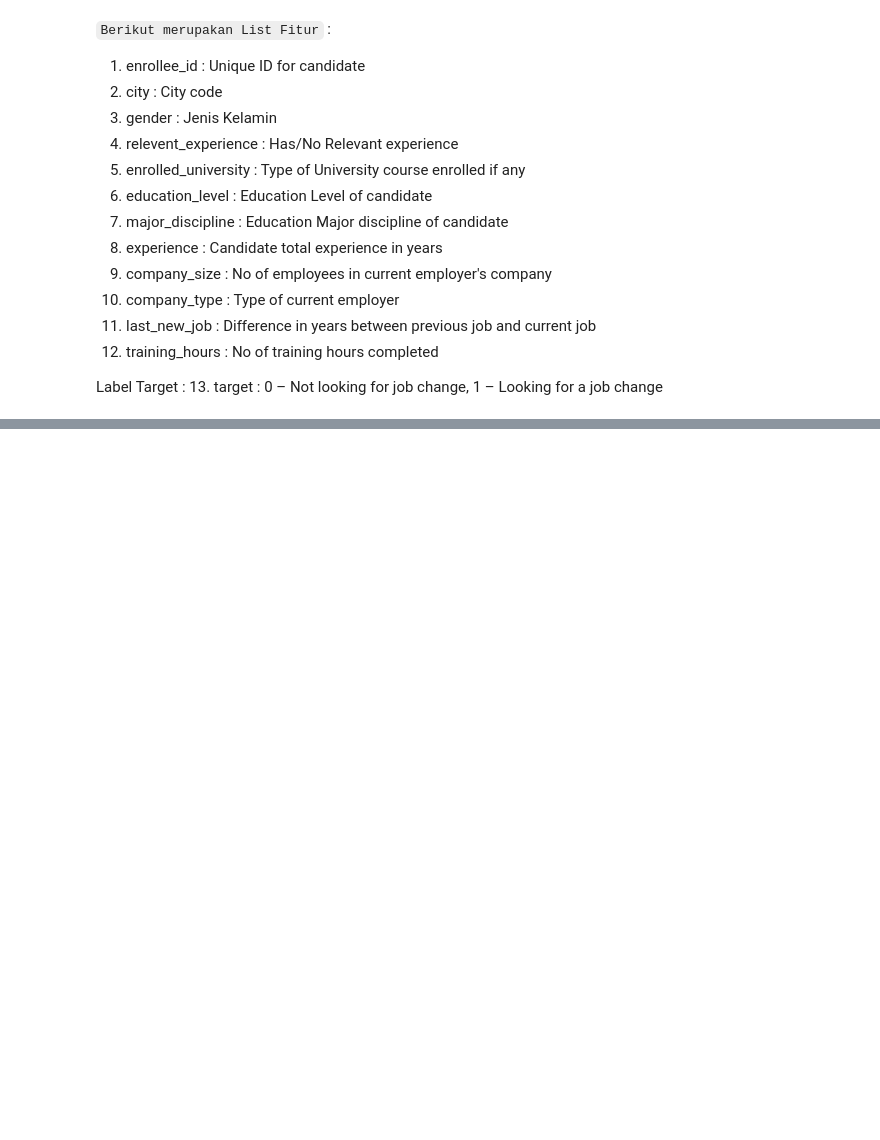
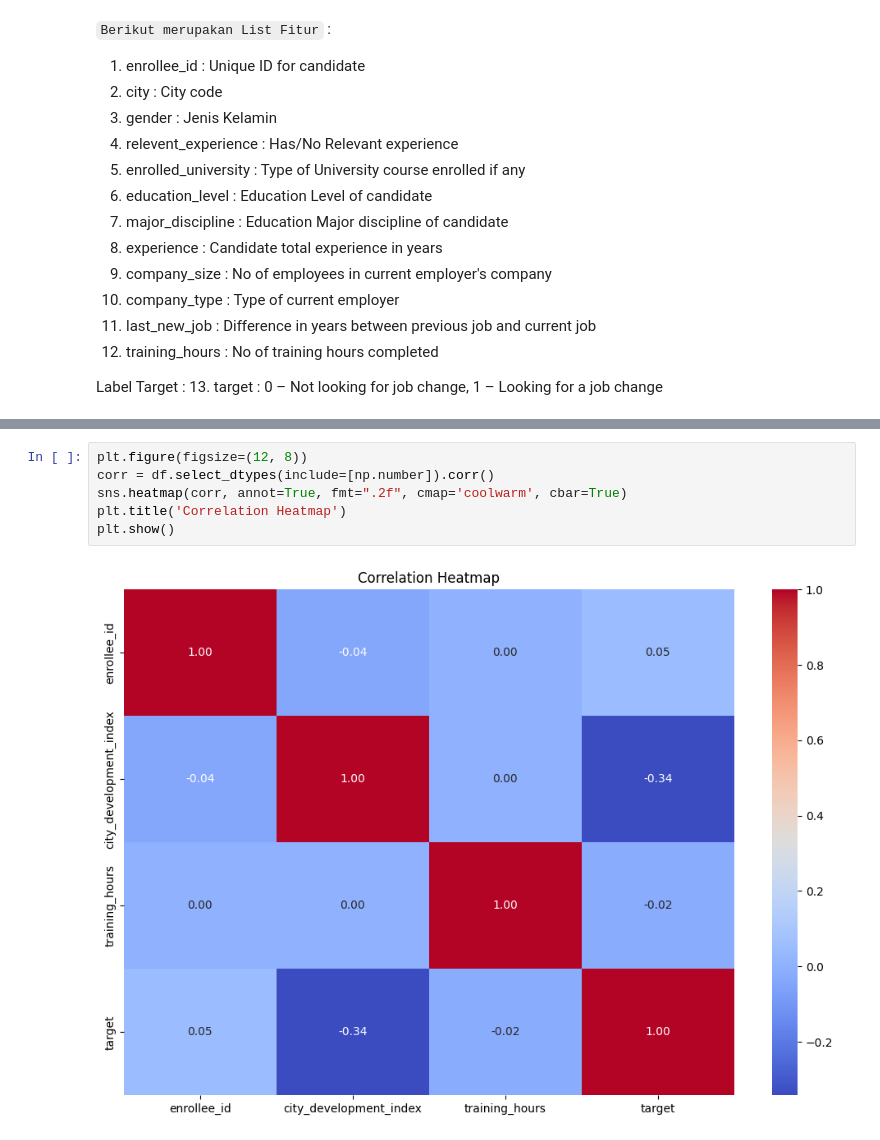
Before and after one commit to 4Kings-Rakamin/Stage0_Business_Understanding, a Jupyter notebook: EDA_Dataset_9/Part1_D9.ipynb, the cells around one changed output, grey strips where cells are left out. Cells and saved outputs as stored; diff of their text form; blank space fills up the shorter version.

```diff
--- a/EDA_Dataset_9/Part1_D9.ipynb
+++ b/EDA_Dataset_9/Part1_D9.ipynb
@@ -62,0 +116,8 @@ Label Target :
+# %%
+plt.figure(figsize=(12, 8))
+corr = df.select_dtypes(include=[np.number]).corr()
+sns.heatmap(corr, annot=True, fmt=".2f", cmap='coolwarm', cbar=True)
+plt.title('Correlation Heatmap')
+plt.show()
+# %% [output]
+[figure, added]
```
Also changed, not shown: parts of 11 cells of this notebook.
